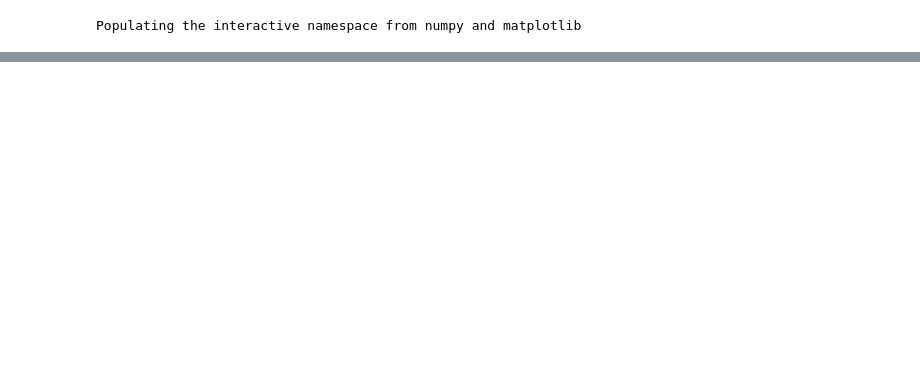
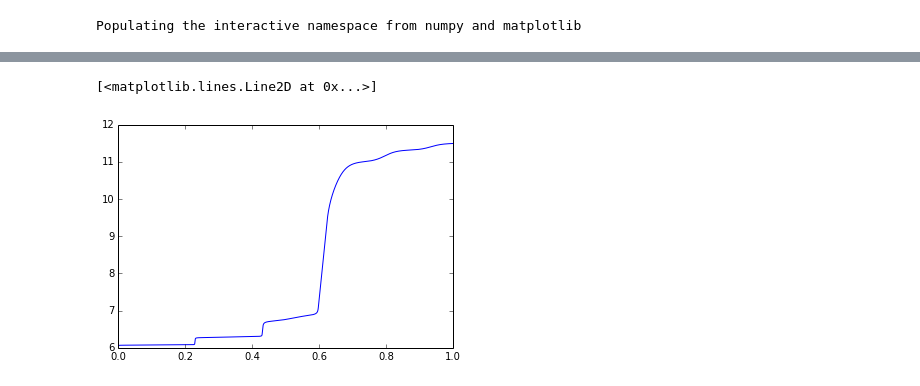
Before and after one commit to MariaFda/BlackHole, a Jupyter notebook: code/TM.ipynb, the cells around one changed output, grey strips where cells are left out. Saved outputs shown, nothing was run; the diff lists cells and outputs as text; code cells hidden in the pictures; blank space fills up the shorter version.

```diff
--- a/code/TM.ipynb
+++ b/code/TM.ipynb
@@ -265 +287,6 @@ v_prime 7.1007909288e-05 6.07952451723e-11 1.99005644893e-07
+# %%
+plot(t, log10(m))
+# %% [output]
+[<matplotlib.lines.Line2D at 0x...>]
+[figure, added]
 # %%
```
Also changed, not shown: parts of 8 cells of this notebook.
